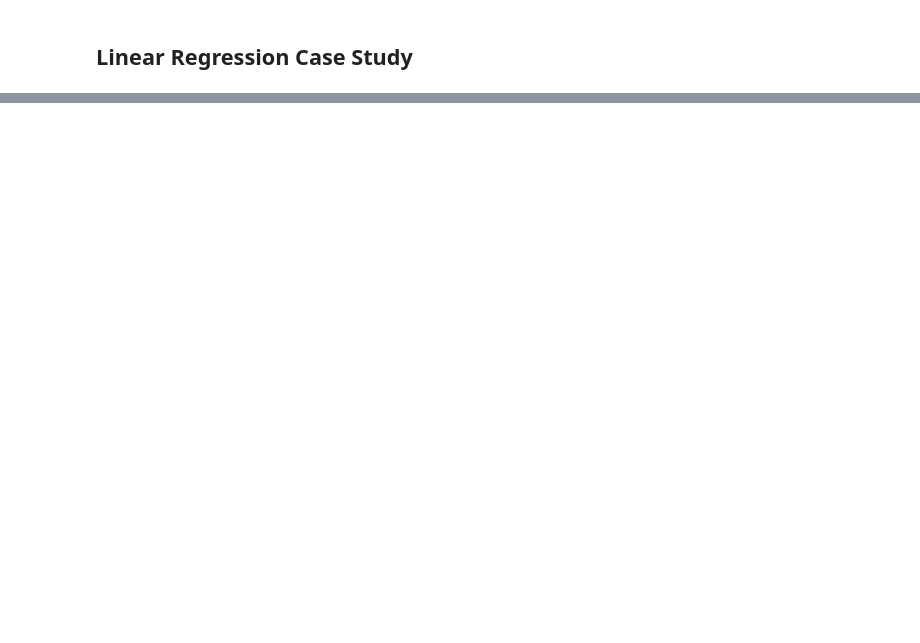
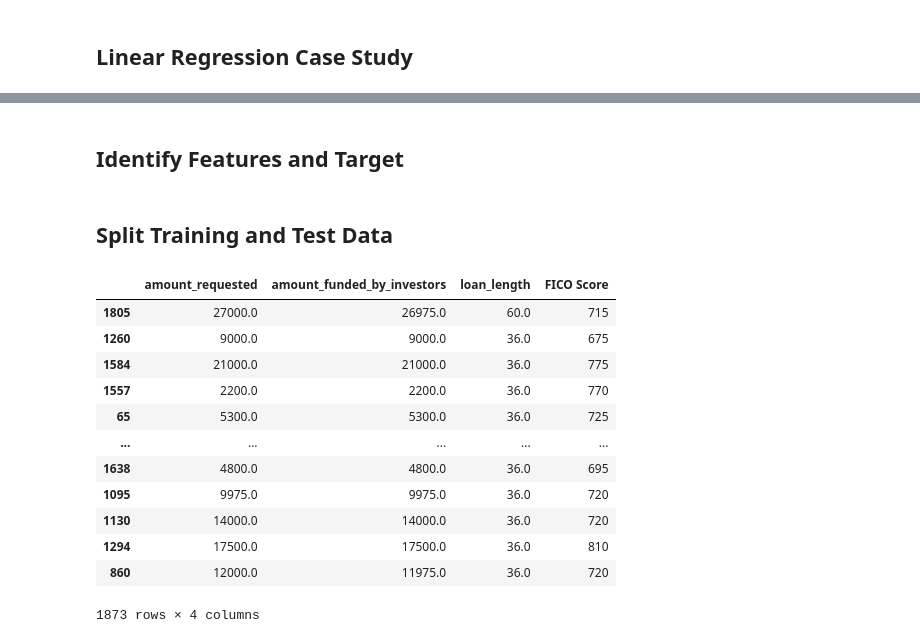
Before and after one commit to brooks-reece/linear-regression-case-study, a Jupyter notebook: linearregcs.ipynb, the cells around one changed output, grey strips where cells are left out. Saved outputs shown, nothing was run; the diff lists cells and outputs as text; code cells hidden in the pictures; blank space fills up the shorter version.

```diff
--- a/linearregcs.ipynb
+++ b/linearregcs.ipynb
@@ -28,0 +90,2 @@ loans_df.head()
+# %%
+loans_df["FICO Score"] = loans_df["fico_range"].str[0:3].astype(int)
@@ -28,0 +117,6 @@ loans_df.head()
+# %% [markdown]
+## Identify Features and Target
+# %%
+X = loans_df.drop(["interest_rate", "fico_range"], axis=1)
+
+y = loans_df["interest_rate"]
@@ -28,0 +125,2 @@ loans_df.head()
+# %% [markdown]
+## Split Training and Test Data
@@ -28,0 +129,16 @@ loans_df.head()
+# %%
+X_train
+# %% [output]
+|  | amount_requested | amount_funded_by_investors | loan_length | FICO Score |
+| 1805 | 27000.0 | 26975.0 | 60.0 | 715 |
+| 1260 | 9000.0 | 9000.0 | 36.0 | 675 |
+| 1584 | 21000.0 | 21000.0 | 36.0 | 775 |
+| 1557 | 2200.0 | 2200.0 | 36.0 | 770 |
+| 65 | 5300.0 | 5300.0 | 36.0 | 725 |
+| ... | ... | ... | ... | ... |
+| 1638 | 4800.0 | 4800.0 | 36.0 | 695 |
+| 1095 | 9975.0 | 9975.0 | 36.0 | 720 |
+| 1130 | 14000.0 | 14000.0 | 36.0 | 720 |
+| 1294 | 17500.0 | 17500.0 | 36.0 | 810 |
+| 860 | 12000.0 | 11975.0 | 36.0 | 720 |
+1873 rows × 4 columns
```
Also changed, not shown: parts of 24 cells of this notebook.
